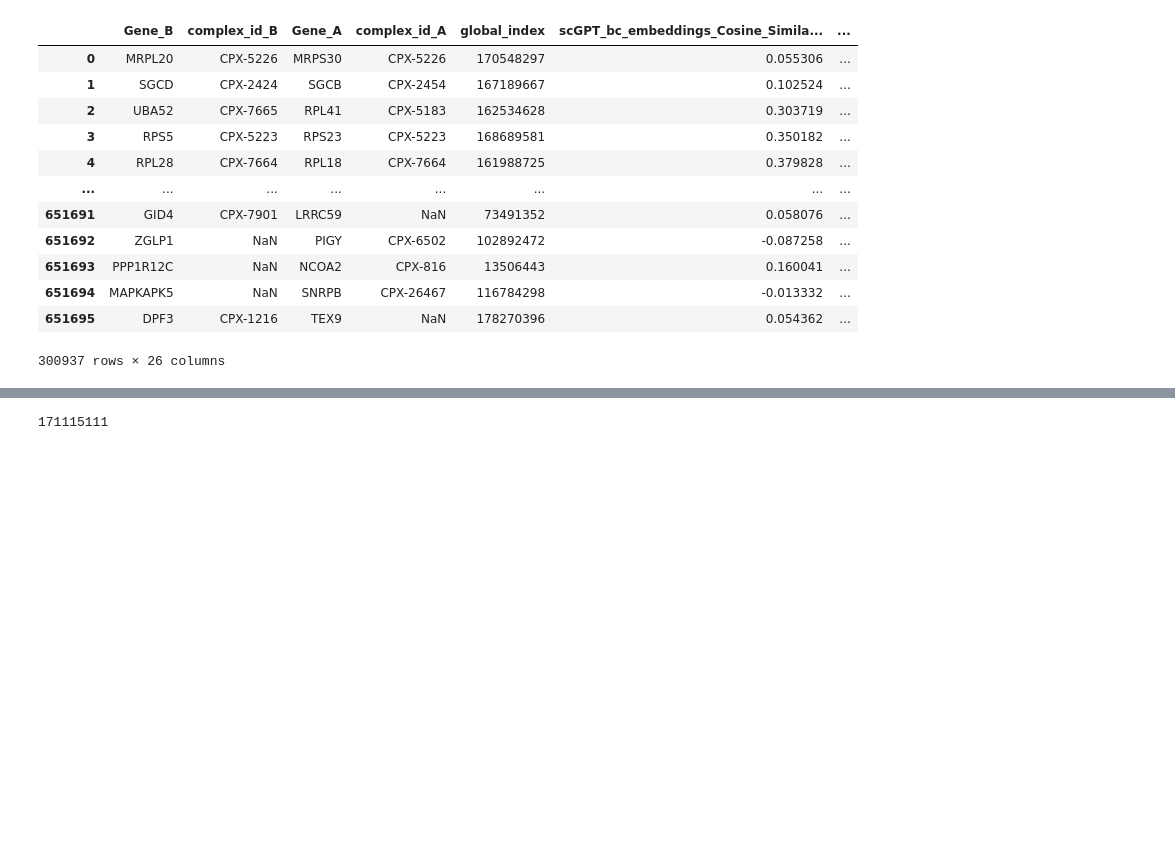
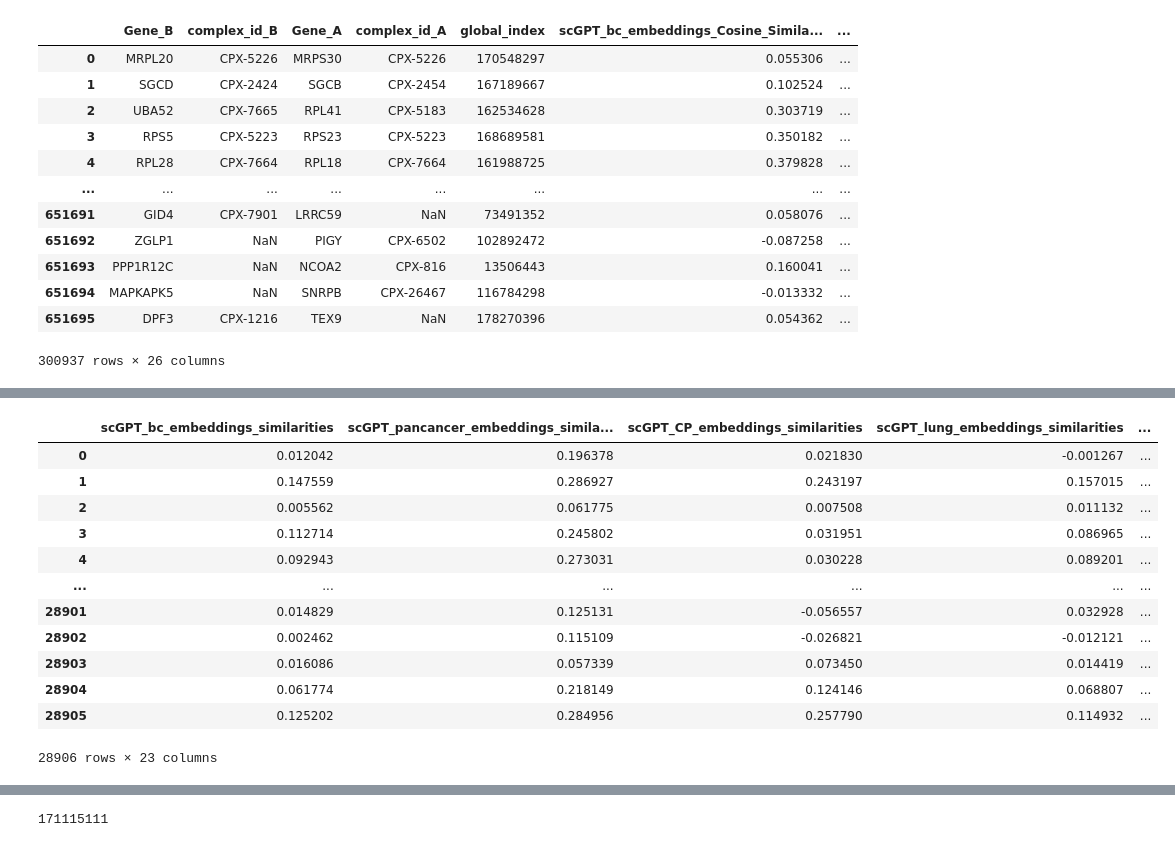
Before and after one commit to briannaflynn/gene_embedding_analysis, a Jupyter notebook: final_model_full_dataset.ipynb, the cells around one changed output, grey strips where cells are left out. Cells and saved outputs as stored; diff of their text form; code cells hidden in the pictures; blank space fills up the shorter version.

```diff
--- a/final_model_full_dataset.ipynb
+++ b/final_model_full_dataset.ipynb
@@ -374,0 +479,19 @@ Random Forest
+# %%
+cil['GeneAB'] = cil['Gene_2'] + '_' + cil['Gene_1']
+xfc2 = X_full_cil.merge(cil, on = 'GeneAB')
+
+xfc2
+# %% [output]
+|  | scGPT_bc_embeddings_similarities | scGPT_pancancer_embeddings_simila... | scGPT_CP_embeddings_similarities | scGPT_lung_embeddings_similarities | ... |
+| 0 | 0.012042 | 0.196378 | 0.021830 | -0.001267 | ... |
+| 1 | 0.147559 | 0.286927 | 0.243197 | 0.157015 | ... |
+| 2 | 0.005562 | 0.061775 | 0.007508 | 0.011132 | ... |
+| 3 | 0.112714 | 0.245802 | 0.031951 | 0.086965 | ... |
+| 4 | 0.092943 | 0.273031 | 0.030228 | 0.089201 | ... |
+| ... | ... | ... | ... | ... | ... |
+| 28901 | 0.014829 | 0.125131 | -0.056557 | 0.032928 | ... |
+| 28902 | 0.002462 | 0.115109 | -0.026821 | -0.012121 | ... |
+| 28903 | 0.016086 | 0.057339 | 0.073450 | 0.014419 | ... |
+| 28904 | 0.061774 | 0.218149 | 0.124146 | 0.068807 | ... |
+| 28905 | 0.125202 | 0.284956 | 0.257790 | 0.114932 | ... |
+28906 rows × 23 columns
```
Also changed, not shown: parts of 66 cells of this notebook, 5 other files.
